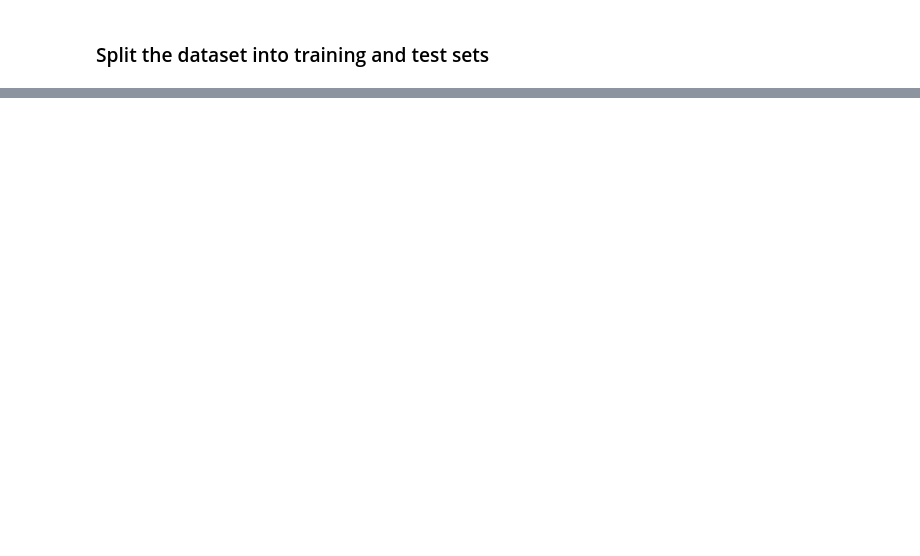
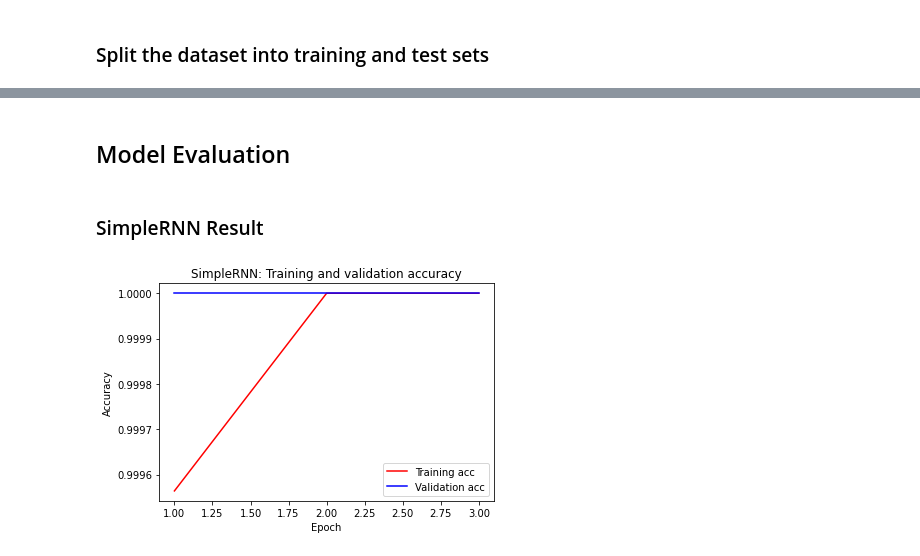
Before and after one commit to bauyrjanj/NLP-TwitterData, a Jupyter notebook: TwitterData - Deep Learning Models.ipynb, the cells around one changed output, grey strips where cells are left out. Cells and saved outputs as stored; diff of their text form; code cells hidden in the pictures; blank space fills up the shorter version.

```diff
--- a/TwitterData - Deep Learning Models.ipynb
+++ b/TwitterData - Deep Learning Models.ipynb
@@ -93,6 +101,8 @@ pandas.core.series.Series
 ## Pre-processing
 # %% [markdown]
 ### Feature space
+# %%
+max_features = 20000
 # %%
 tokenizer = Tokenizer(num_words=max_features)
 tokenizer.fit_on_texts(tweets)
@@ -101,8 +111,6 @@ word_index = tokenizer.word_index
 print('Found %s unique tokens.' % len(word_index))
 # %% [output]
 Found 65125 unique tokens.
-# %%
-max_features = len(word_index)+1
 # %%
 sequences = tokenizer.texts_to_sequences(tweets)
 # %%
@@ -167,11 +175,26 @@ X_train.shape, X_test.shape, y_train.shape, y_test.shape
 # %%
 # SimpleRNN
+from keras.constraints import maxnorm
+from keras.layers import Dropout
 warnings.filterwarnings("ignore")
 model = Sequential()
-model.add(Embedding(input_dim = max_features, output_dim = 100, input_length = maxlen))
-model.add(SimpleRNN(output_dim=100, return_sequences=True))
-model.add(SimpleRNN(output_dim=100, return_sequences=True))
-model.add(SimpleRNN(output_dim=100, return_sequences=True))
-model.add(SimpleRNN(output_dim=100))
+model.add(Embedding(input_dim = max_features, output_dim = 30, input_length = maxlen, embeddings_constraint=maxnorm(3)))
+model.add(Dropout(0.2))
+model.add(SimpleRNN(output_dim=30, return_sequences=True, kernel_constraint=maxnorm(3)))
+model.add(Dropout(0.2))
+model.add(SimpleRNN(output_dim=30, return_sequences=True, kernel_constraint=maxnorm(3)))
+model.add(Dropout(0.2))
+model.add(SimpleRNN(output_dim=30, return_sequences=True, kernel_constraint=maxnorm(3)))
+model.add(Dropout(0.2))
+model.add(SimpleRNN(output_dim=30))
 model.add(Dense(2,activation='softmax'))
 model.compile(loss = 'binary_crossentropy', optimizer='rmsprop', metrics = ['accuracy'])
+warnings.filterwarnings("ignore")
+# %%
+# Fit the model to the training set
+warnings.filterwarnings("ignore")
+rnn_hist = model.fit(X_train, y_train, epochs=3, validation_split=0.6)
+# Final evaluation of the model
+scores = model.evaluate(X_test, y_test, verbose=0)
+warnings.filterwarnings("ignore")
+print("Accuracy: %.2f%%" % (scores[1]*100))
@@ -240 +260,21 @@ Tue Nov  3 20:38:38 2020
 +-----------------------------------------------------------------------------+
+# %% [markdown]
+## Model Evaluation
+# %% [markdown]
+### SimpleRNN Result
+# %%
+import matplotlib.pyplot as plt
+acc = rnn_hist.history['acc']
+val_acc = rnn_hist.history['val_acc']
+loss = rnn_hist.history['loss']
+val_loss = rnn_hist.history['val_loss']
+epochs = range(1, len(acc)+1)
+_ = plt.plot(epochs, acc, 'r', label='Training acc')
+_ = plt.plot(epochs, val_acc, 'b', label='Validation acc')
+_ = plt.title('SimpleRNN: Training and validation accuracy')
+_ = plt.xlabel('Epoch')
+_ = plt.ylabel('Accuracy')
+_ = plt.legend(loc='best')
+plt.show()
+# %% [output]
+[figure, added]
```
Also changed, not shown: parts of 23 cells of this notebook, 1 other file.
